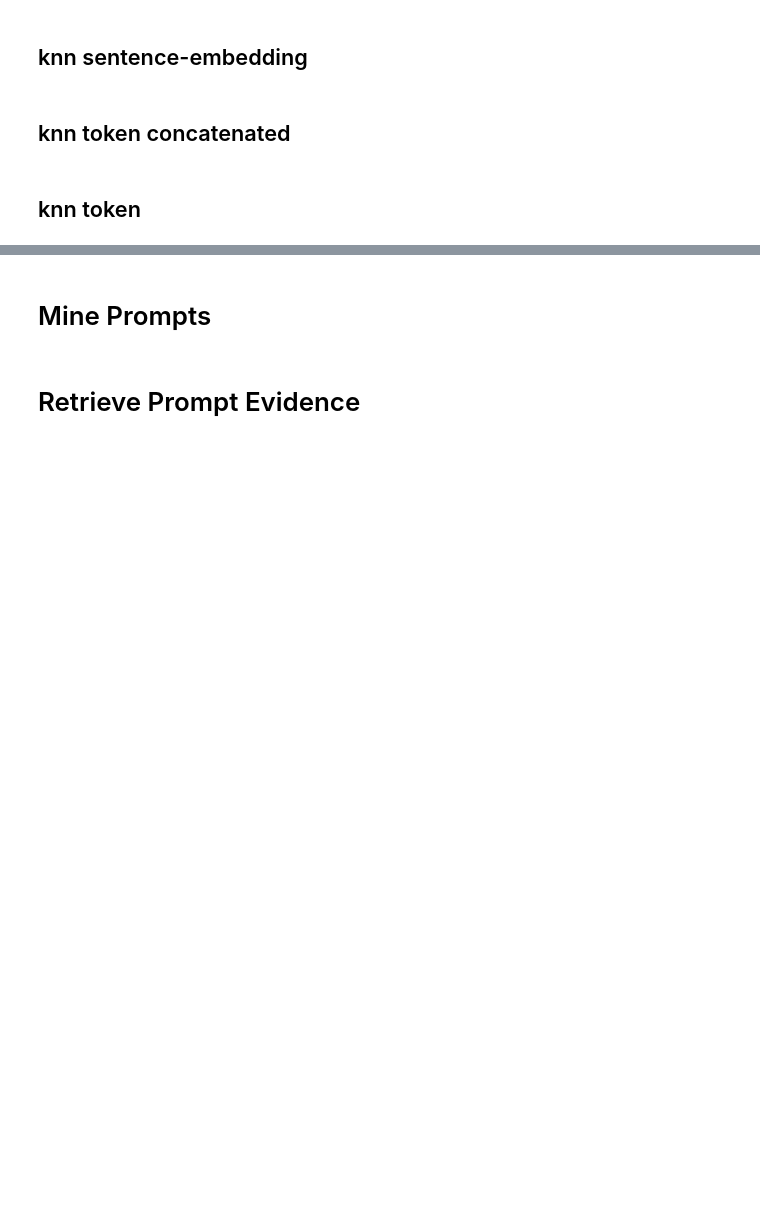
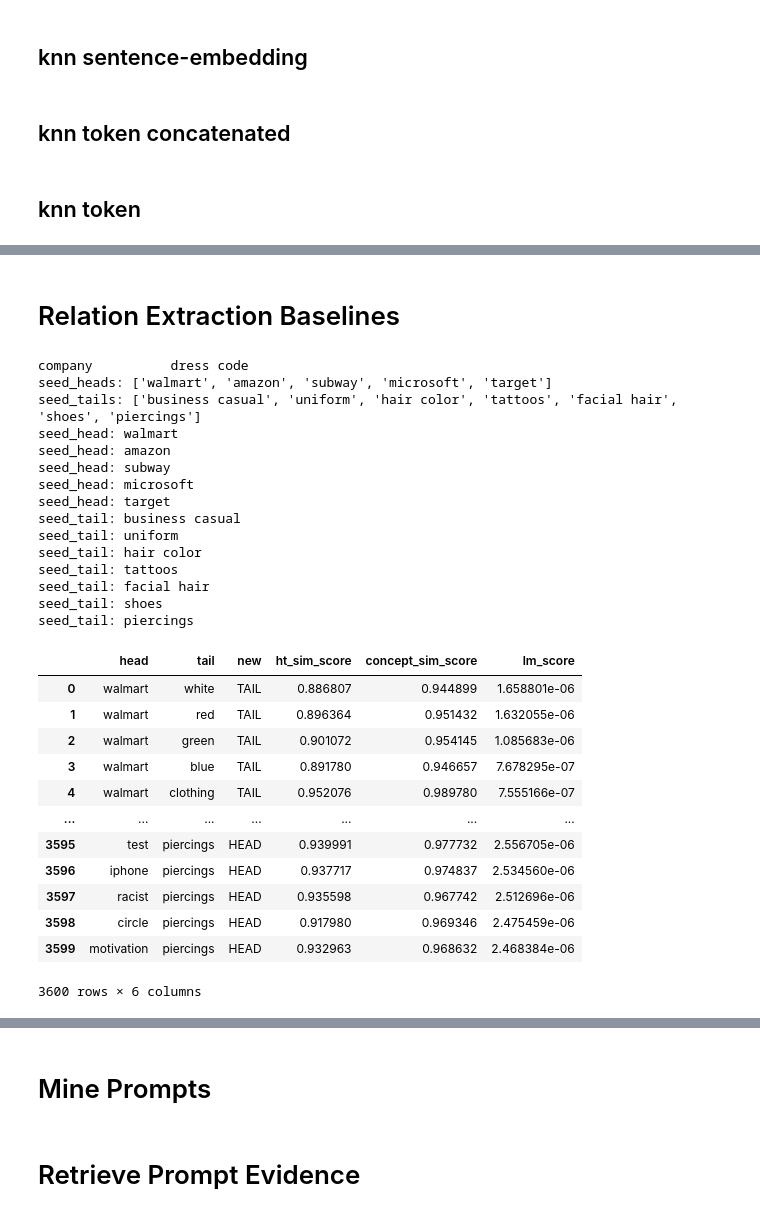
Before and after one commit to megagonlabs/eseBench, a Jupyter notebook: src/kb_toolkit/KBExtract.ipynb, the cells around one changed output, grey strips where cells are left out. Drawn from its saved outputs; the diff is of its cells as text; code cells hidden in the pictures; blank space fills up the shorter version.

```diff
--- a/src/kb_toolkit/KBExtract.ipynb
+++ b/src/kb_toolkit/KBExtract.ipynb
@@ -97,0 +355,7 @@ Saving embedding: model_size=768,vocab_size=162
+# %%
+model_path = 'bert-base-uncased'
+input_file_path = os.path.join(base_dir, f'data/{data_sub_dir}/intermediate/sent_segmentation.txt')
+max_context_ct = 10
+
+entity_embeddings, ent_freq = get_all_context_embeddings(model_path, input_file_path, max_context_ct)
+len(entity_embeddings), len(ent_freq)
@@ -130,0 +616,2 @@ dim = 768
+# %% [markdown]
+# Relation Extraction Baselines
@@ -130,0 +1148,49 @@ dim = 768
+# %%
+seed_concepts_path = os.path.join(base_dir, f'data/indeed-benchmark/seed_concepts.csv')
+seed_relations_path = os.path.join(base_dir, f'data/indeed-benchmark/seed_relations.csv')
+# knn_path = os.path.join(base_dir, f'data/{data_ac}/intermediate/knn_{cluster_size}.csv')
+concept_knn_path = os.path.join(base_dir, f'data/{data_ac}/intermediate/concept_knn_1000.csv')
+bert_emb_path = os.path.join(base_dir, f'data/{data_ac}/intermediate/BERTembed.txt')
+
+extraction_save_path = os.path.join(base_dir, f'data/{data_ac}/intermediate/rel_extraction.csv')
+# extraction_save_path = None
+
+extraction_results = direct_probing_RE_v3(seed_concepts_path=seed_concepts_path,
+                                          seed_relations_path=seed_relations_path,
+                                          emb_path=bert_emb_path,
+                                          concept_knn_path=concept_knn_path,
+                                          templates=has_dress_code_templates,
+                                          lm_probe=lm_probe,
+                                          topk=300,
+                                          save_path=extraction_save_path)
+
+extraction_results
+# %% [output]
+company          dress code
+seed_heads: ['walmart', 'amazon', 'subway', 'microsoft', 'target']
+seed_tails: ['business casual', 'uniform', 'hair color', 'tattoos', 'facial hair', 'shoes', 'piercings']
+seed_head: walmart
+seed_head: amazon
+seed_head: subway
+seed_head: microsoft
+seed_head: target
+seed_tail: business casual
+seed_tail: uniform
+seed_tail: hair color
+seed_tail: tattoos
+seed_tail: facial hair
+seed_tail: shoes
+seed_tail: piercings
+|  | head | tail | new | ht_sim_score | concept_sim_score | lm_score |
+| 0 | walmart | white | TAIL | 0.886807 | 0.944899 | 1.658801e-06 |
+| 1 | walmart | red | TAIL | 0.896364 | 0.951432 | 1.632055e-06 |
+| 2 | walmart | green | TAIL | 0.901072 | 0.954145 | 1.085683e-06 |
+| 3 | walmart | blue | TAIL | 0.891780 | 0.946657 | 7.678295e-07 |
+| 4 | walmart | clothing | TAIL | 0.952076 | 0.989780 | 7.555166e-07 |
+| ... | ... | ... | ... | ... | ... | ... |
+| 3595 | test | piercings | HEAD | 0.939991 | 0.977732 | 2.556705e-06 |
+| 3596 | iphone | piercings | HEAD | 0.937717 | 0.974837 | 2.534560e-06 |
+| 3597 | racist | piercings | HEAD | 0.935598 | 0.967742 | 2.512696e-06 |
+| 3598 | circle | piercings | HEAD | 0.917980 | 0.969346 | 2.475459e-06 |
+| 3599 | motivation | piercings | HEAD | 0.932963 | 0.968632 | 2.468384e-06 |
+3600 rows × 6 columns
```
Also changed, not shown: parts of 62 cells of this notebook, 6 other files.
